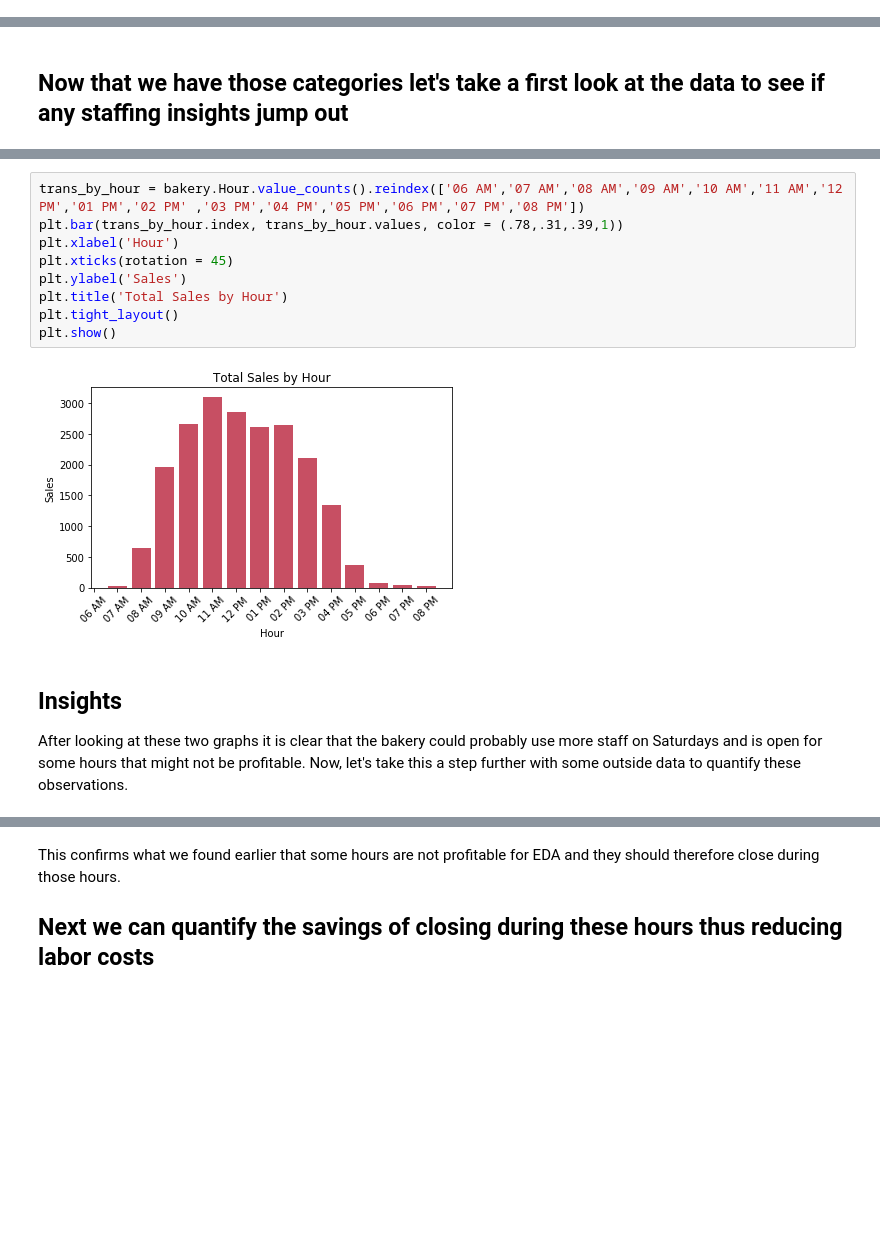
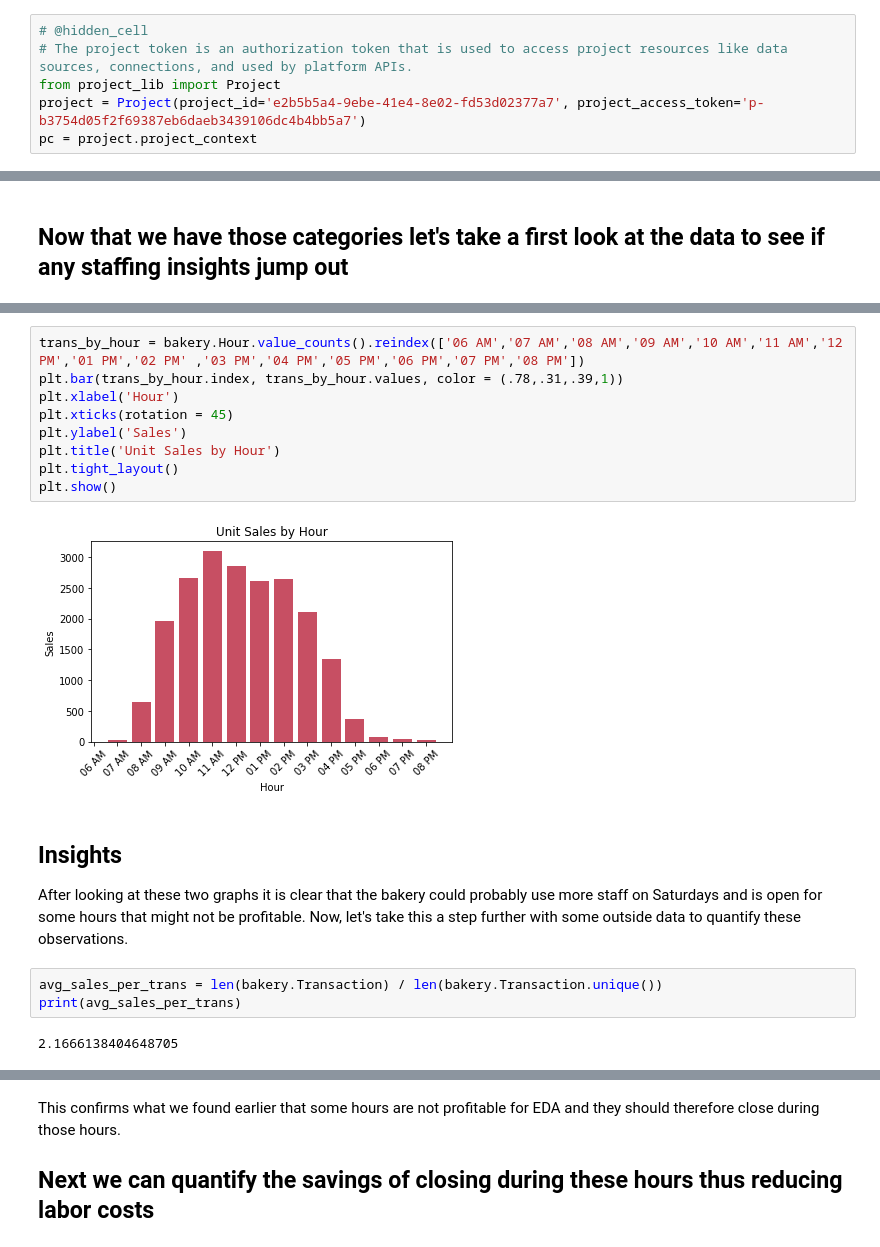
Before and after one commit to unccjp/BUSI-488, a Jupyter notebook: EDA-Bakery-Final-Notebook.ipynb, the cells around one changed output, grey strips where cells are left out. Saved outputs shown, nothing was run; the diff lists cells and outputs as text; blank space fills up the shorter version.

```diff
--- a/EDA-Bakery-Final-Notebook.ipynb
+++ b/EDA-Bakery-Final-Notebook.ipynb
@@ -3,3 +1,9 @@
+# %%
+# @hidden_cell
+# The project token is an authorization token that is used to access project resources like data sources, connections, and used by platform APIs.
+from project_lib import Project
+project = Project(project_id='e2b5b5a4-9ebe-41e4-8e02-fd53d02377a7', project_access_token='p-b3754d05f2f69387eb6daeb3439106dc4b4bb5a7')
+pc = project.project_context
 # %% [markdown]
 # Team Assignment 1: EDA of Bakery Sales
 
@@ -63,15 +62,20 @@ plt.show()
 # %%
 trans_by_hour = bakery.Hour.value_counts().reindex(['06 AM','07 AM','08 AM','09 AM','10 AM','11 AM','12 PM','01 PM','02 PM' ,'03 PM','04 PM','05 PM','06 PM','07 PM','08 PM'])
 plt.bar(trans_by_hour.index, trans_by_hour.values, color = (.78,.31,.39,1))
 plt.xlabel('Hour')
 plt.xticks(rotation = 45)
 plt.ylabel('Sales')
-plt.title('Total Sales by Hour')
+plt.title('Unit Sales by Hour')
 plt.tight_layout()
 plt.show()
 # %% [output]
-[figure, old version]
+[figure, new version]
 # %% [markdown]
 ## Insights
 After looking at these two graphs it is clear that the bakery could probably use more staff on Saturdays and is open for some hours that might not be profitable. Now, let's take this a step further with some outside data to quantify these observations.
+# %%
+avg_sales_per_trans = len(bakery.Transaction) / len(bakery.Transaction.unique())
+print(avg_sales_per_trans)
+# %% [output]
+2.1666138404648705
 # %%
```
Also changed, not shown: parts of 7 cells of this notebook.
